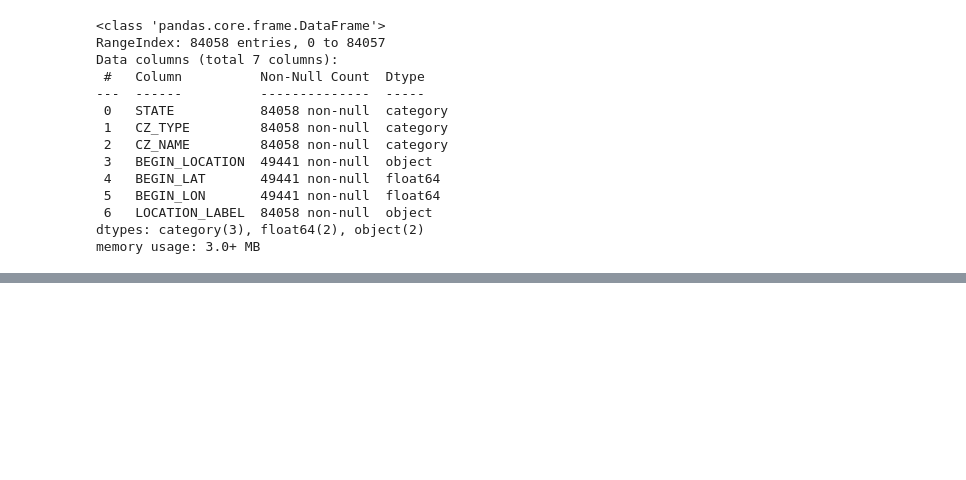
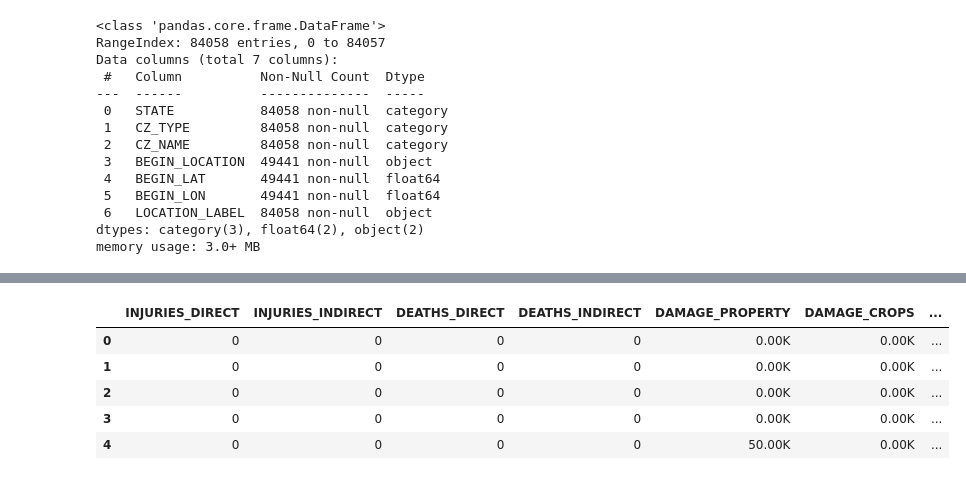
Before and after one commit to sushmita212/Parametric_Weather_Risk_Modeling, a Jupyter notebook: notebooks/Data_cleaning.ipynb, the cells around one changed output, grey strips where cells are left out. Cells and saved outputs as stored; diff of their text form; code cells hidden in the pictures; blank space fills up the shorter version.

```diff
--- a/notebooks/Data_cleaning.ipynb
+++ b/notebooks/Data_cleaning.ipynb
@@ -768,0 +797,9 @@ df_year[location_cols].head()
+# %%
+df_year[damage_cols].head()
+# %% [output]
+|  | INJURIES_DIRECT | INJURIES_INDIRECT | DEATHS_DIRECT | DEATHS_INDIRECT | DAMAGE_PROPERTY | DAMAGE_CROPS | ... |
+| 0 | 0 | 0 | 0 | 0 | 0.00K | 0.00K | ... |
+| 1 | 0 | 0 | 0 | 0 | 0.00K | 0.00K | ... |
+| 2 | 0 | 0 | 0 | 0 | 0.00K | 0.00K | ... |
+| 3 | 0 | 0 | 0 | 0 | 0.00K | 0.00K | ... |
+| 4 | 0 | 0 | 0 | 0 | 50.00K | 0.00K | ... |
```
Also changed, not shown: parts of 21 cells of this notebook, 1 other file.
